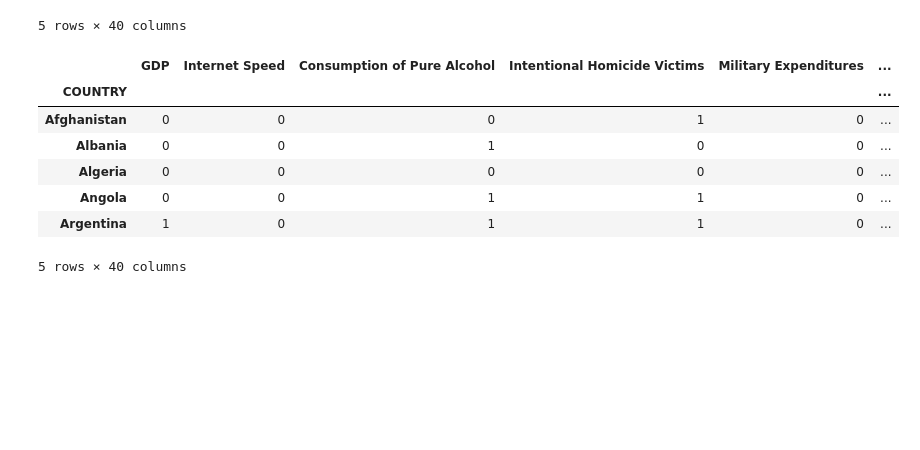
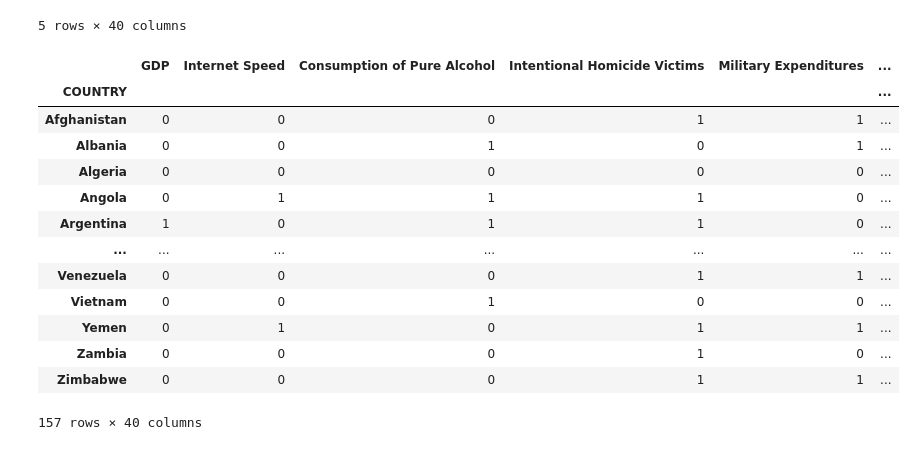
Before and after one commit to XinyuR1/IFT-3700-Devoir-2, a Jupyter notebook: Devoir 2.1 - Collecte des données.ipynb, the cells around one changed output. Drawn from its saved outputs; the diff is of its cells as text; code cells hidden in the pictures; blank space fills up the shorter version.

Commit message:
dataC.csv implemented

```diff
--- a/Devoir 2.1 - Collecte des données.ipynb
+++ b/Devoir 2.1 - Collecte des données.ipynb
@@ -373,3 +373,17 @@ data.shape
 
 # Note: We will be using "data" DataFrame in order to create
 # dataB and dataC.
+# %%
+# TESTING BLOCK
+'''
+datatest = pd.DataFrame(columns=column_names[1:])
+datatest = datatest.append(data.iloc[26,:])
+datatest = datatest.append(data.iloc[30,:])
+datatest = datatest.append(data.iloc[48,:])
+datatest = datatest.append(data.iloc[51,:])
+datatest = datatest.append(data.iloc[91,:])
+datatest = datatest.append(data.iloc[118,:])
+datatest = datatest.append(data.iloc[149,:])
+data = datatest
+data
+'''
@@ -526,25 +549,31 @@ dataB.to_csv("dataB.csv", encoding='utf-8')
 # %%
 ####################################################################
 # CREATING dataC.csv ###############################################
 ####################################################################
 # Changed for later dataC = dataB (imported)
-dataC = data
+dataC = dataB.copy()
 for i in range(dataC.shape[0]):
     for j in range(dataC.shape[1]):
-        if data.iloc[i,j] > data.iloc[:,j].median():
+        if dataB.iloc[i,j] > data.iloc[:,j].median():
             dataC.iloc[i,j] = 1
         else:
             dataC.iloc[i,j] = 0
 dataC = dataC.astype(int)
-dataC.head()
+dataC
 # %% [output]
 |  | GDP | Internet Speed | Consumption of Pure Alcohol | Intentional Homicide Victims | Military Expenditures | ... |
 | COUNTRY |  |  |  |  |  | ... |
-| Afghanistan | 0 | 0 | 0 | 1 | 0 | ... |
-| Albania | 0 | 0 | 1 | 0 | 0 | ... |
+| Afghanistan | 0 | 0 | 0 | 1 | 1 | ... |
+| Albania | 0 | 0 | 1 | 0 | 1 | ... |
 | Algeria | 0 | 0 | 0 | 0 | 0 | ... |
-| Angola | 0 | 0 | 1 | 1 | 0 | ... |
+| Angola | 0 | 1 | 1 | 1 | 0 | ... |
 | Argentina | 1 | 0 | 1 | 1 | 0 | ... |
+| ... | ... | ... | ... | ... | ... | ... |
+| Venezuela | 0 | 0 | 0 | 1 | 1 | ... |
+| Vietnam | 0 | 0 | 1 | 0 | 0 | ... |
+| Yemen | 0 | 1 | 0 | 1 | 1 | ... |
+| Zambia | 0 | 0 | 0 | 1 | 0 | ... |
+| Zimbabwe | 0 | 0 | 0 | 1 | 1 | ... |
-5 rows × 40 columns
+157 rows × 40 columns
 # %%
 dataC.to_csv("dataC.csv", encoding='utf-8')
```
Also changed, not shown: parts of 5 cells of this notebook, 1 other file.
